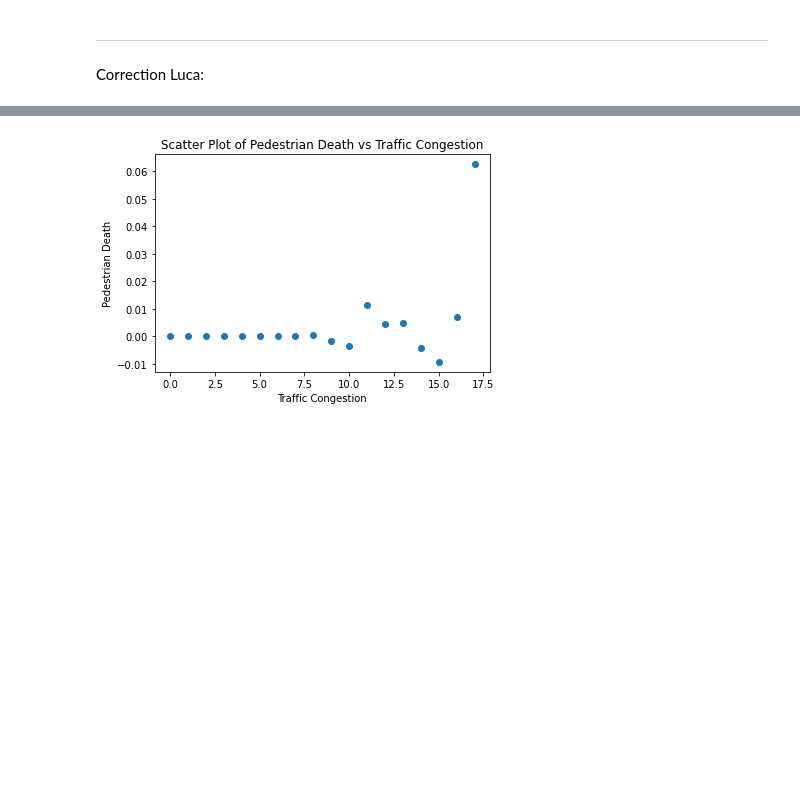
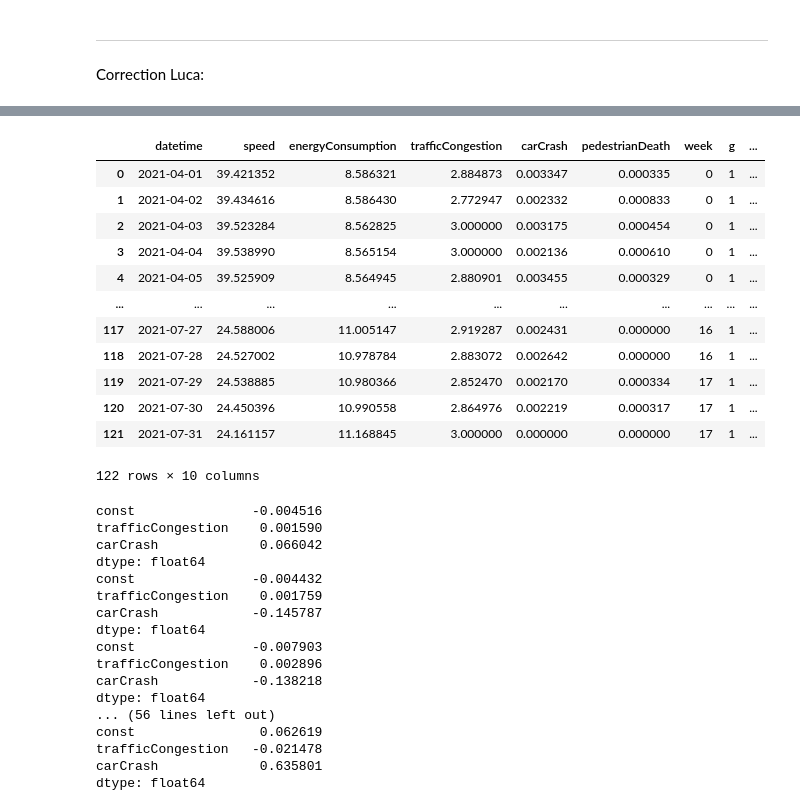
Before and after one commit to leonardohannas/MODS206_TelecomParis, a Jupyter notebook: notebook.ipynb, the cells around one changed output, grey strips where cells are left out. Drawn from its saved outputs; the diff is of its cells as text; code cells hidden in the pictures; blank space fills up the shorter version.

```diff
--- a/notebook.ipynb
+++ b/notebook.ipynb
@@ -769,5 +786,20 @@ treatment_group = treatment_group.reindex(columns=['datetime', 'speed', 'energyC
+# %%
+treatment_group
+# %% [output]
+|  | datetime | speed | energyConsumption | trafficCongestion | carCrash | pedestrianDeath | week | g | ... |
+| 0 | 2021-04-01 | 39.421352 | 8.586321 | 2.884873 | 0.003347 | 0.000335 | 0 | 1 | ... |
+| 1 | 2021-04-02 | 39.434616 | 8.586430 | 2.772947 | 0.002332 | 0.000833 | 0 | 1 | ... |
+| 2 | 2021-04-03 | 39.523284 | 8.562825 | 3.000000 | 0.003175 | 0.000454 | 0 | 1 | ... |
+| 3 | 2021-04-04 | 39.538990 | 8.565154 | 3.000000 | 0.002136 | 0.000610 | 0 | 1 | ... |
+| 4 | 2021-04-05 | 39.525909 | 8.564945 | 2.880901 | 0.003455 | 0.000329 | 0 | 1 | ... |
+| ... | ... | ... | ... | ... | ... | ... | ... | ... | ... |
+| 117 | 2021-07-27 | 24.588006 | 11.005147 | 2.919287 | 0.002431 | 0.000000 | 16 | 1 | ... |
+| 118 | 2021-07-28 | 24.527002 | 10.978784 | 2.883072 | 0.002642 | 0.000000 | 16 | 1 | ... |
+| 119 | 2021-07-29 | 24.538885 | 10.980366 | 2.852470 | 0.002170 | 0.000334 | 17 | 1 | ... |
+| 120 | 2021-07-30 | 24.450396 | 10.990558 | 2.864976 | 0.002219 | 0.000317 | 17 | 1 | ... |
+| 121 | 2021-07-31 | 24.161157 | 11.168845 | 3.000000 | 0.000000 | 0.000000 | 17 | 1 | ... |
+122 rows × 10 columns
 # %%
-import matplotlib.pyplot as plt
 regression_coeffs = []
 coefficients_std = []
 
@@ -776,7 +808,7 @@ for week in range(max(control_group['week']) + 1):
     control_group_week = control_group[control_group['week'] == week]
 
     y = control_group_week['pedestrianDeath']
-    X = control_group_week[['trafficCongestion', 'carCrash', 'g', 't', 'gt']]
+    X = control_group_week[['trafficCongestion', 'carCrash']]
 
     X = sm.add_constant(X)
 
@@ -786,22 +818,43 @@ for week in range(max(control_group['week']) + 1):
     regression_coeffs.append(model.params)
     coefficients_std.append(model.bse)
 
+    print(model.params)
+
 # print(f"Regression coefficients: {regression_coeffs}")
 # print(f"Regression standard errors: {coefficients_std}")
 
 
-# Create a DataFrame for the coefficients t and week
-coefficients_df = pd.DataFrame(regression_coeffs)
-coefficients_df['week'] = range(max(control_group['week']) + 1)
-# coefficients_df
+# # Create a DataFrame for the coefficients t and week
+# coefficients_df = pd.DataFrame(regression_coeffs)
+# coefficients_df['week'] = range(max(control_group['week']) + 1)
+# # coefficients_df
 
-# Melt the DataFrame to reshape it for box plot
-# melted_df = pd.melt(coefficients_df, id_vars='week', value_vars='t', var_name='Coefficient')
+# # Melt the DataFrame to reshape it for box plot
+# # melted_df = pd.melt(coefficients_df, id_vars='week', value_vars='t', var_name='Coefficient')
 
-plt.scatter(coefficients_df['week'], coefficients_df['t'])
-plt.xlabel('Traffic Congestion')
-plt.ylabel('Pedestrian Death')
-plt.title('Scatter Plot of Pedestrian Death vs Traffic Congestion')
-plt.show()
+# print(coefficients_df)
+
+# plt.figure(figsize=(10, 6), dpi=100)
+# plt.scatter(coefficients_df['week'], coefficients_df['t'])
+# plt.xlabel('week')
+# plt.ylabel('t coeff')
+# plt.title('Scatter Plot of Pedestrian Death vs Traffic Congestion')
+# plt.show()
 # %% [output]
-[figure, removed]
+const               -0.004516
+trafficCongestion    0.001590
+carCrash             0.066042
+dtype: float64
+const               -0.004432
+trafficCongestion    0.001759
+carCrash            -0.145787
+dtype: float64
+const               -0.007903
+trafficCongestion    0.002896
+carCrash            -0.138218
+dtype: float64
+... (56 lines left out)
+const                0.062619
+trafficCongestion   -0.021478
+carCrash             0.635801
+dtype: float64
```
Also changed, not shown: parts of 12 cells of this notebook.
